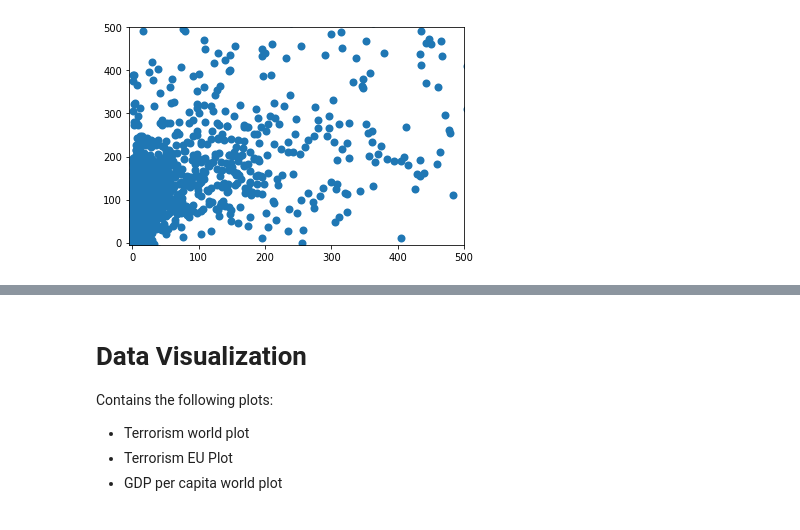
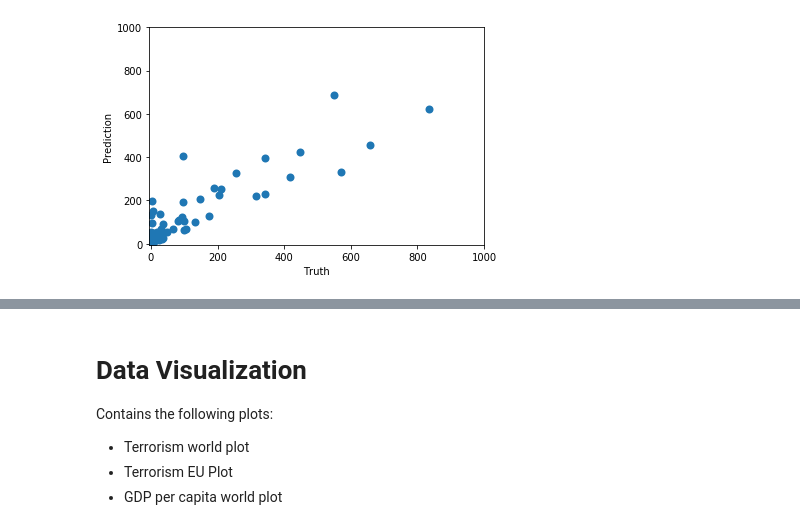
Before and after one commit to msieder/terror, a Jupyter notebook: Terror.ipynb, the cells around one changed output, grey strips where cells are left out. Cells and saved outputs as stored; diff of their text form; code cells hidden in the pictures.

Commit message:
Updated Terror Notebook + HTML

```diff
--- a/Terror.ipynb
+++ b/Terror.ipynb
@@ -225,6 +263,7 @@ gdp_terror = gdp[terrorattacks.sum(axis=1)!=0]
 capita_terror = capita[terrorattacks.sum(axis=1)!=0]
 unemp_terror = unemp[terrorattacks.sum(axis=1)!=0]
 life_terror = life[terrorattacks.sum(axis=1)!=0]
+growth_terror = capita_growth[terrorattacks.sum(axis=1)!=0]
 
 terrorkilled = terrorkilled[terrorattacks.sum(axis=1)!=0]
 terrorattacks = terrorattacks[terrorattacks.sum(axis=1)!=0]
@@ -270,0 +360,25 @@ metrics.mean_absolute_error(pred,Y)
+# %%
+test = fulldata#.loc[fulldata.Casualities<1000] #Possibility of Excluding high casualities
+test = test.loc[test.Year!=1991]
+predictors = ["Small_Country","GDP_per_Capita","GDP_log","GDP_normal","GDP_change",
+              'Unemployment','Life_Expectancy',"GDP_per_Capita_Change"]
+X = test[predictors]
+Y = test["Casualities"]
+# %%
+year = 2017
+X_train = X.loc[test.Year<=year]
+X_test = X.loc[test.Year==year]
+Y_train = Y.loc[test.Year<=year]
+Y_test = Y.loc[test.Year==year]
+
+
+tree = RandomForestRegressor(n_estimators=100)
+tree.fit(X_train, Y_train)
+#regr = LinearRegression()
+regr = Ridge(alpha=1)
+regr.fit(X_train, Y_train)
+
+#coeff = pd.DataFrame()
+#coeff["Name"]=predictors
+#coeff["Value"]=np.around(regr.coef_,2)
+#coeff
@@ -270,0 +388,7 @@ metrics.mean_absolute_error(pred,Y)
+# %%
+pred_tree = tree.predict(X_test)
+print(metrics.mean_absolute_error(pred_tree,Y_test))
+
+pred_regr = regr.predict(X_test)
+pred_regr[pred_regr<0]=0
+print(metrics.mean_absolute_error(pred_regr,Y_test))
@@ -271,7 +436,9 @@ metrics.mean_absolute_error(pred,Y)
 # %%
-plt.scatter(Y, pred, linewidth=2)
-plt.xlim(-5, 500)
-plt.ylim(-5, 500)
+plt.scatter(Y_test, pred_tree, linewidth=2)
+plt.xlabel("Truth")
+plt.ylabel("Prediction")
+plt.xlim(-5, 1000)
+plt.ylim(-5, 1000)
 plt.show()
 # %% [output]
-[figure, old version]
+[figure, new version]
```
Also changed, not shown: parts of 32 cells of this notebook, 1 other file.
